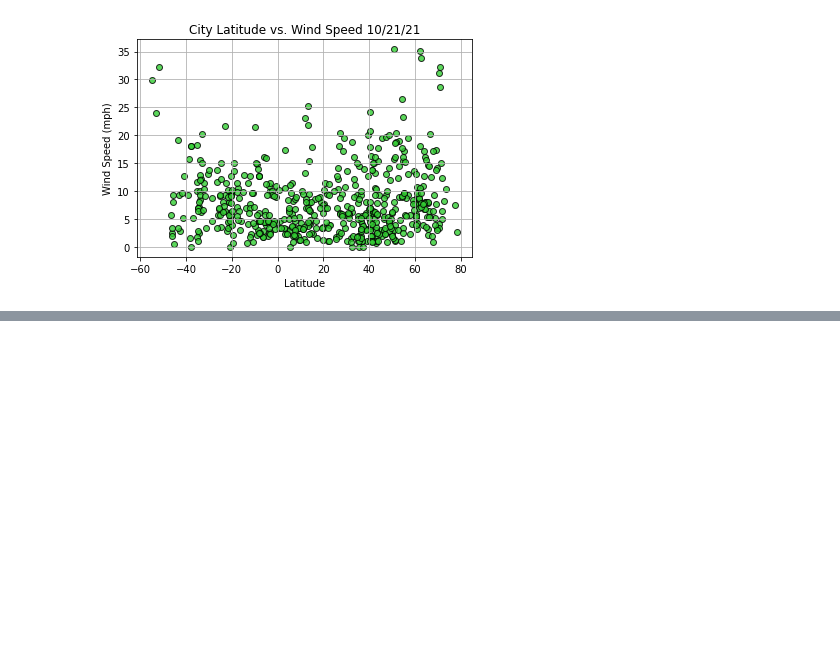
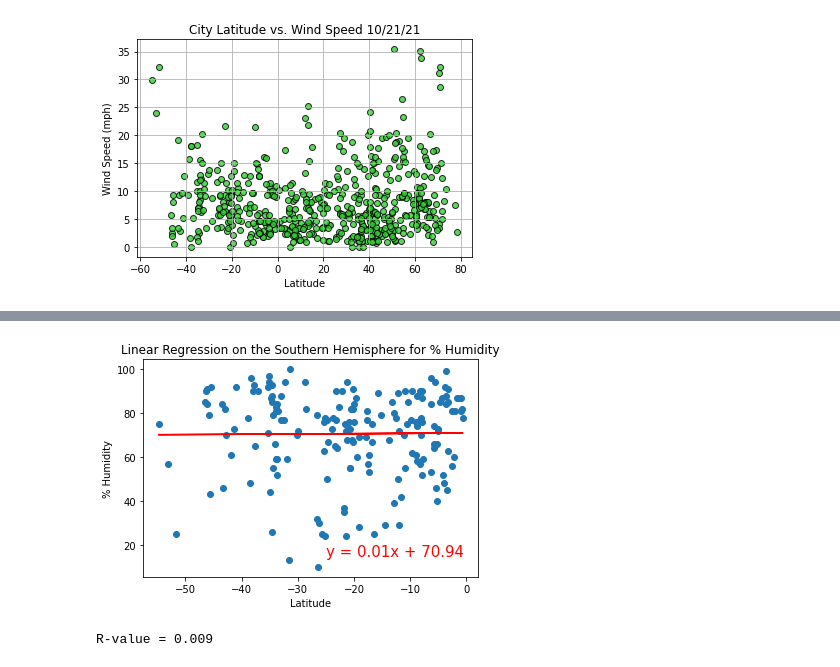
Before and after one commit to JFoArlas/World_Weather_Analysis, a Jupyter notebook: WeatherPy.ipynb, the cells around one changed output, grey strips where cells are left out. Cells and saved outputs as stored; diff of their text form; code cells hidden in the pictures; blank space fills up the shorter version.

```diff
--- a/WeatherPy.ipynb
+++ b/WeatherPy.ipynb
@@ -248,0 +345,15 @@ plt.show()
+# %%
+# Linear regression on the Southern Hemisphere
+x_values = southern_hemi_df["Lat"]
+y_values = southern_hemi_df["Humidity"]
+# Call the function.
+plot_linear_regression(x_values, y_values,
+                       'Linear Regression on the Southern Hemisphere for % Humidity',
+                       '% Humidity',(-25,15))
+
+# Print R-value
+slope, intercept, r_value, p_value, std_err = linregress(x_values,y_values)
+print(f"R-value = {r_value:.3F}")
+# %% [output]
+[figure, added]
+R-value = 0.009
```
Also changed, not shown: parts of 11 cells of this notebook, 3 other files.
